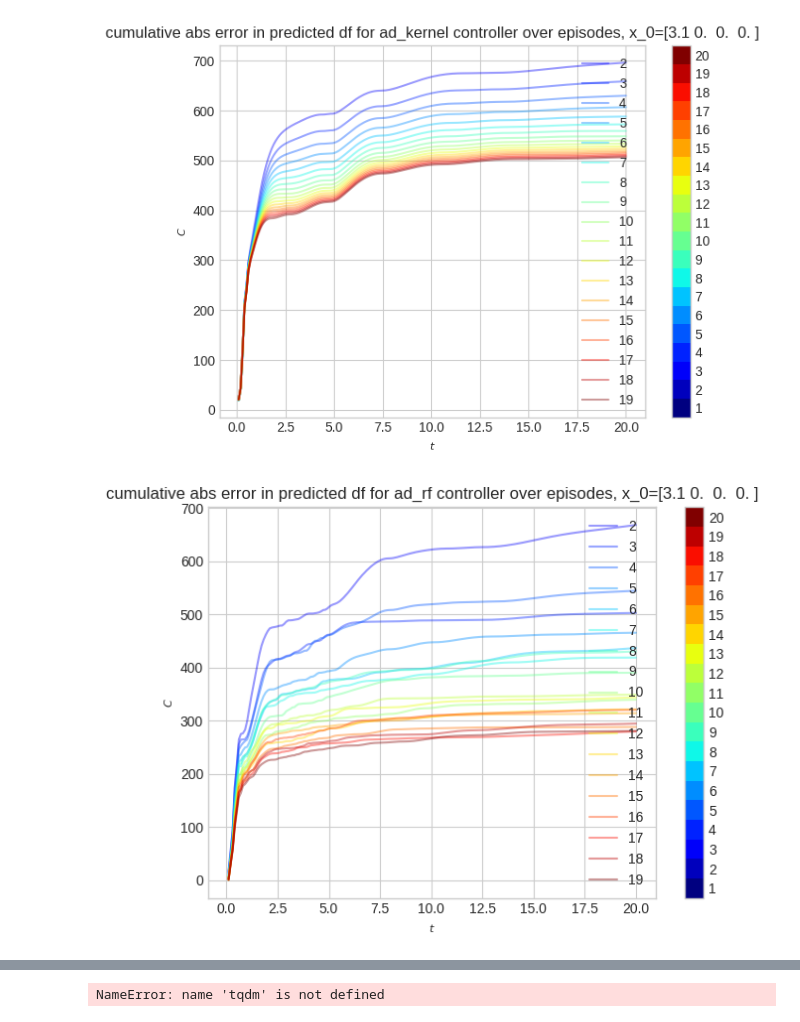
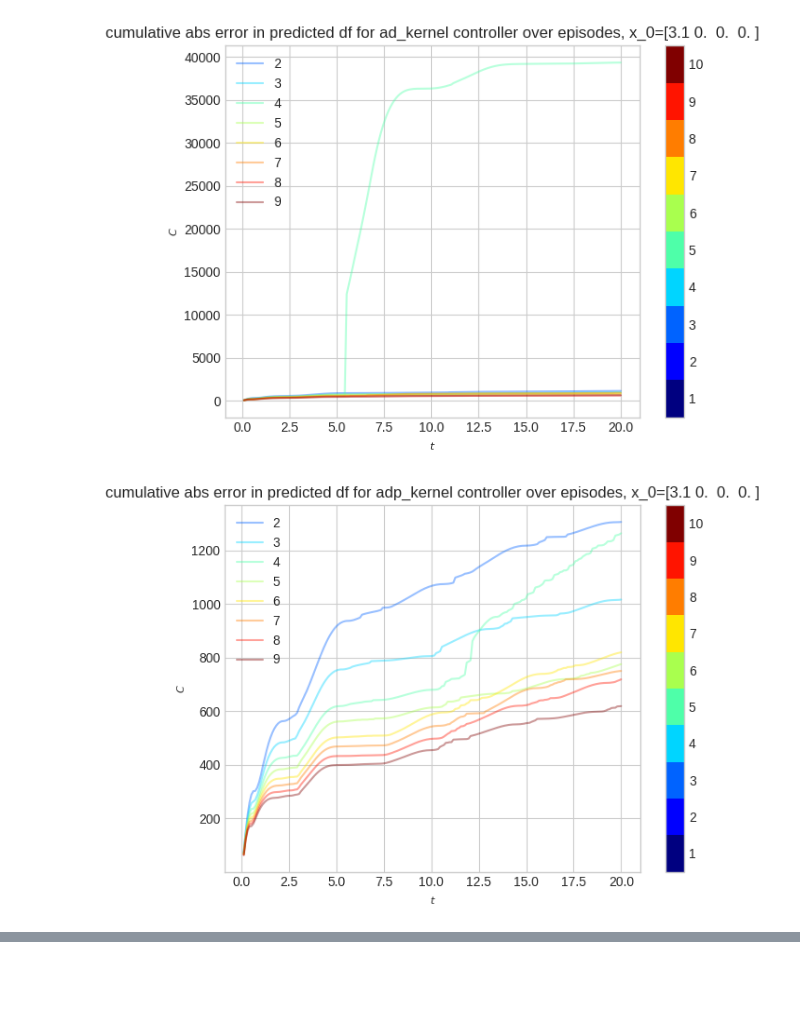
Before and after one commit to kimzemian/random_features, a Jupyter notebook: episodic_acrobat.ipynb, the cells around one changed output, grey strips where cells are left out. Cells and saved outputs as stored; diff of their text form; code cells hidden in the pictures; blank space fills up the shorter version.

```diff
--- a/episodic_acrobat.ipynb
+++ b/episodic_acrobat.ipynb
@@ -15,8 +16,8 @@ np.set_printoptions(threshold=sys.maxsize)
 # import importlib
 # importlib.reload(sys.modules[animate.__module__])
 # %%
-system = DoubleInvertedPendulum(1, 1, .8, .8)
-system_est = DoubleInvertedPendulum(1.5, 2, 1, 1)
+system = DoubleInvertedPendulum(.6, .6, .6, .6)
+system_est = DoubleInvertedPendulum(1, 1, 1, 1)
 system.l_1=1
 system.l_2=1
 # %%
@@ -29,7 +30,7 @@ system_est.fb_lin = FBLinController(system_est, model_lqr)
 
 system.qp_controller = QPController.build_care(system_est, Q, R)
 system.qp_controller.add_regularizer(system_est.fb_lin, 16)
-system.qp_controller.add_static_cost(100 * np.identity(2))
+system.qp_controller.add_static_cost(np.identity(2))
 system.qp_controller.add_stability_constraint(
     system_est.lyap, comp=lambda r: system_est.alpha * r, slacked=True, coeff=1e6
 )
@@ -60,7 +61,7 @@ def plot_qp(func):
 x_0 = np.array([3.1, 0, 0, 0])
 T = 20
 num_steps = 200
-epochs = 20
+epochs = 10
 
 plot_qp(eval_c)
 # %% [output]
@@ -68,4 +69,5 @@ plot_qp(eval_c)
 # %%
-controllers, gps = train_episodic(system, system_est, x_0, epochs, T, num_steps, info=True, func=eval_c, sgm=5, slack='linear')
+gps_names = ['ad_kernel', 'adp_kernel', 'ad_rf', 'adp_rf']
+controllers, gps = train_episodic(system, system_est, x_0, epochs, T, num_steps, gps_names, info=True, func=eval_c, sgm=5, slack='linear')
 # %% [output]
 ad_kernel
@@ -209,10 +191,10 @@ print(data["gp_zs"].T)
 #         data = np.load('data/_diff from oracle.npz')
 #         print(f'sgm={sgm}, slack={slack},diff={data["gp_zs"].T[-1]}')
 # %%
-path = 'data/_eval_c.npz'
+path = 'data/eval_c.npz'
 plot_info(x_0, controllers, path)
-plot_info(x_0, controllers, 'data/_diff from oracle.npz', diff=True)
+plot_info(x_0, controllers, 'data/diff_from_oracle.npz', diff=True)
 # plot_predicted_vs_true_func(x_0, epochs, T)
 episodic_plot_cum_predicted_vs_true_func(x_0, epochs, T, num_steps)
-gp_names = ['ad_kernel', 'ad_rf', 'adp_kernel', 'adp_rf']
+episodic_plot_predicted_vs_true_func(x_0, epochs, T, num_steps)
 # %% [output]
@@ -222,2 +204,2 @@ gp_names = ['ad_kernel', 'ad_rf', 'adp_kernel', 'adp_rf']
-[figure, old version]
+[figure, new version]
-[figure, old version]
+[figure, new version]
@@ -228,5 +214,3 @@ gp_names = ['ad_kernel', 'ad_rf', 'adp_kernel', 'adp_rf']
 # episodic_plot_func_for_controller(x_0, 10, path, gp_names)
 # %%
 create_animation(system, controllers, gps, x_0)
-# %% [output]
-NameError: name 'tqdm' is not defined
```
Also changed, not shown: parts of 6 cells of this notebook, 43 other files.
